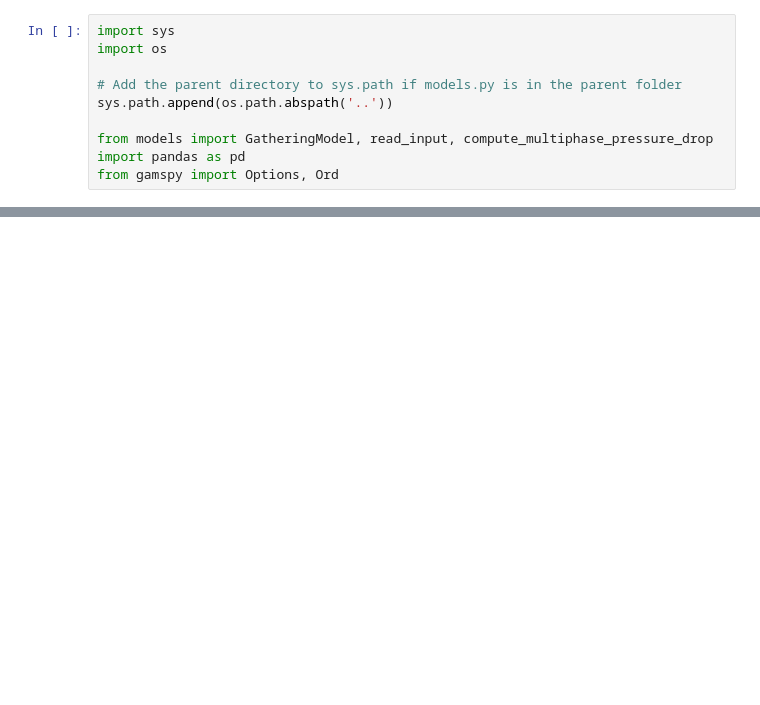
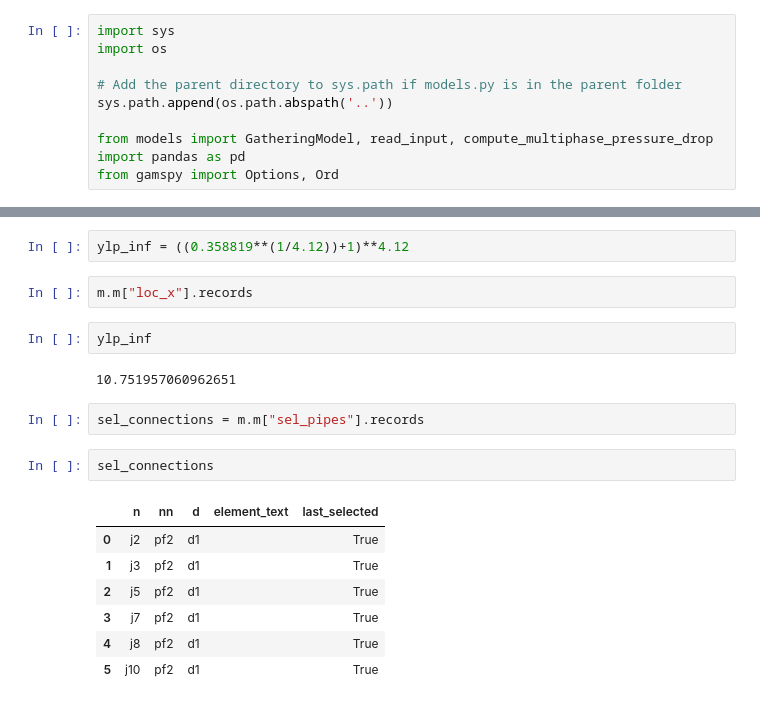
Before and after one commit to DiegoTru-lang/LM_Gathering, a Jupyter notebook: src/notebooks/development.ipynb, the cells around one changed output, grey strips where cells are left out. Drawn from its saved outputs; the diff is of its cells as text; blank space fills up the shorter version.

```diff
--- a/src/notebooks/development.ipynb
+++ b/src/notebooks/development.ipynb
@@ -105 +105,21 @@ m.solution_algorithm(scenario_name="toy_problem2", max_iterations=10, solver_opt
 (False, 3)
+# %%
+ylp_inf = ((0.358819**(1/4.12))+1)**4.12
+# %%
+m.m["loc_x"].records
+# %%
+ylp_inf
+# %% [output]
+10.751957060962651
+# %%
+sel_connections = m.m["sel_pipes"].records
+# %%
+sel_connections
+# %% [output]
+|  | n | nn | d | element_text | last_selected |
+| 0 | j2 | pf2 | d1 |  | True |
+| 1 | j3 | pf2 | d1 |  | True |
+| 2 | j5 | pf2 | d1 |  | True |
+| 3 | j7 | pf2 | d1 |  | True |
+| 4 | j8 | pf2 | d1 |  | True |
+| 5 | j10 | pf2 | d1 |  | True |
```
Also changed, not shown: parts of 18 cells of this notebook, 11 other files.
